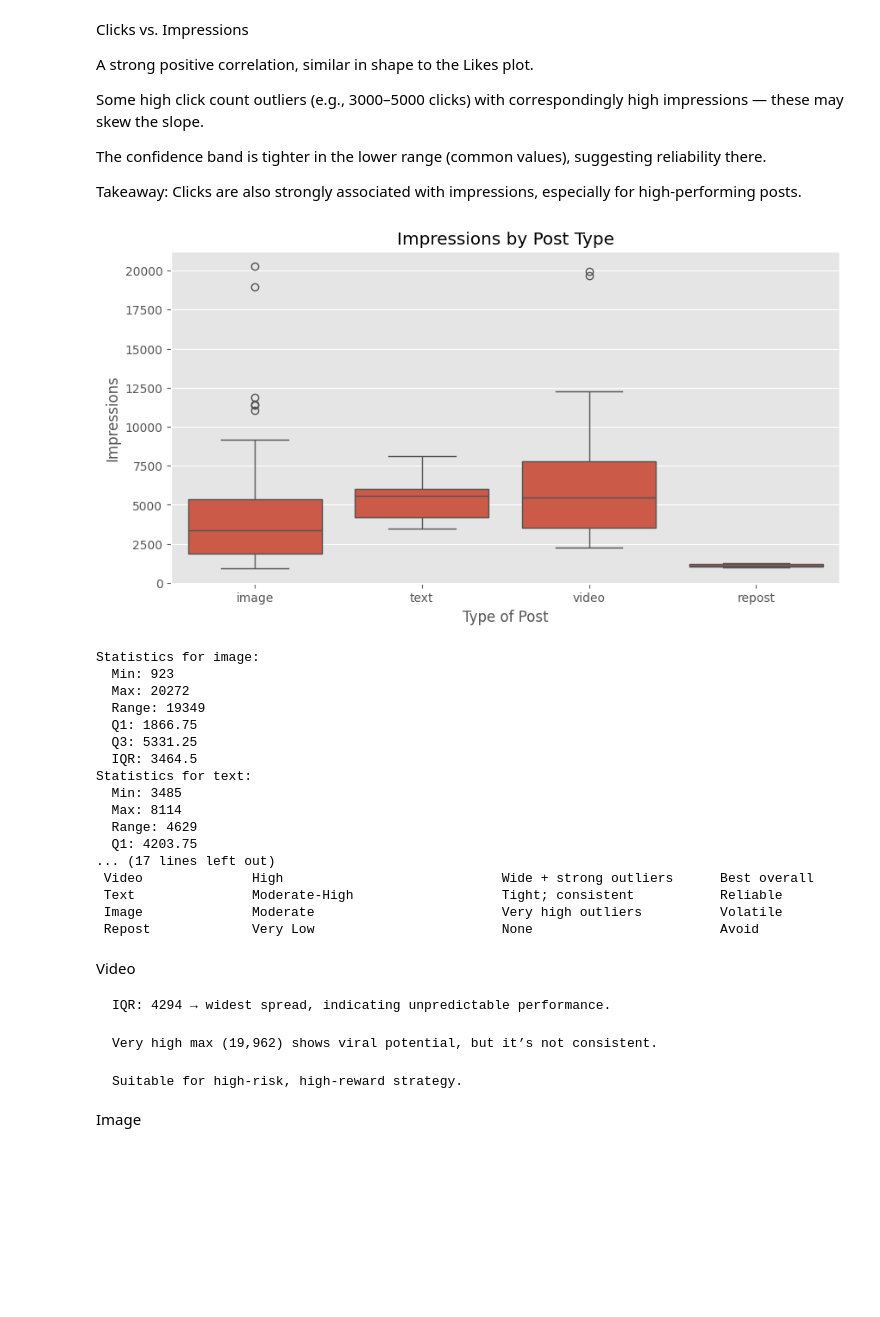
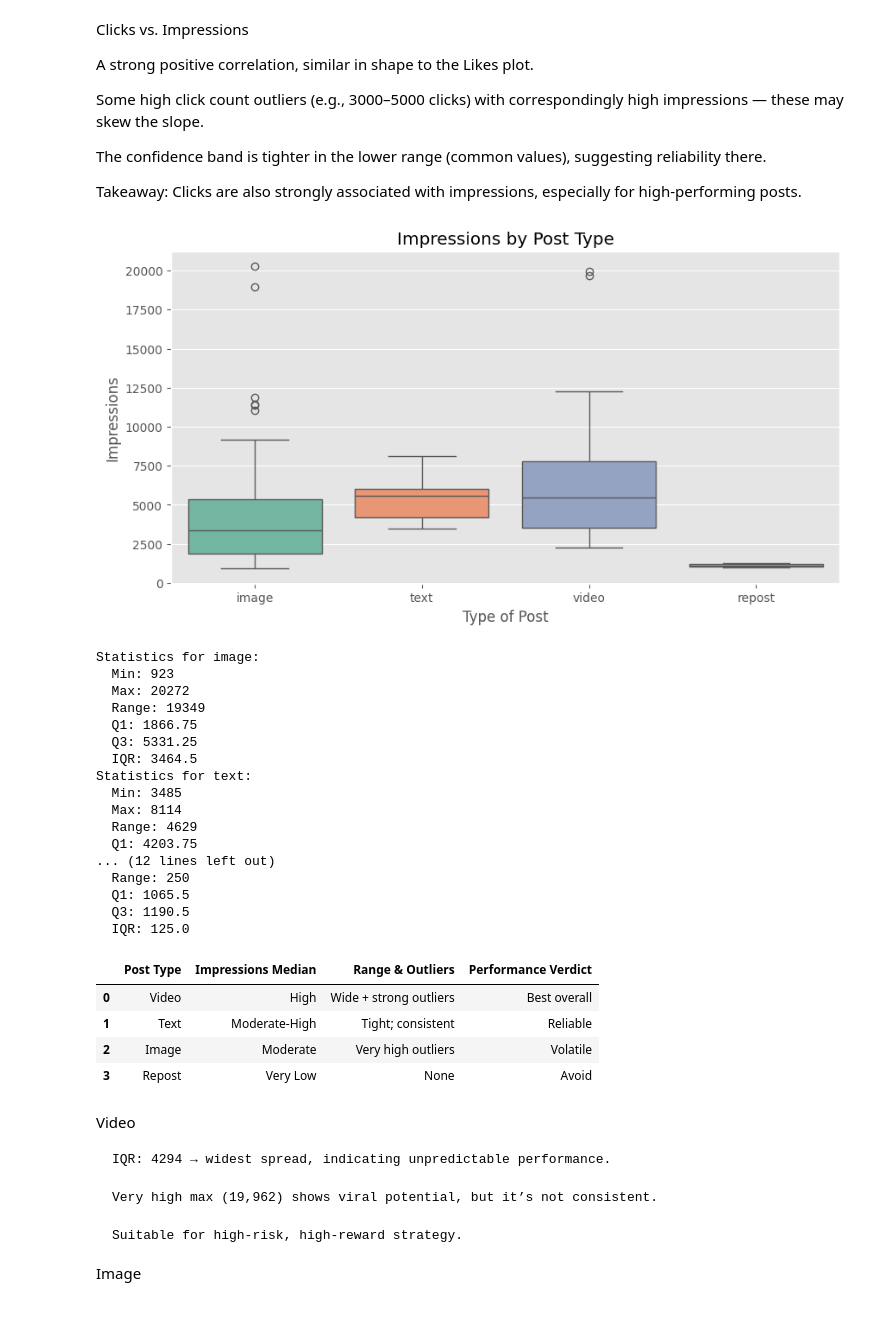
Before and after one commit to Licheng-Fang-Git/ML-Model, a Jupyter notebook: app.ipynb, the cells around one changed output. Saved outputs shown, nothing was run; the diff lists cells and outputs as text; code cells hidden in the pictures; blank space fills up the shorter version.

```diff
--- a/app.ipynb
+++ b/app.ipynb
@@ -216,37 +216,38 @@ Takeaway: Clicks are also strongly associated with impressions, especially for h
 # %%
 # Boxplot of Impressions by Post Type
 
 df2 = df.copy()
 df2 = df2.dropna(subset=['Type of Post'])
 
 plt.figure(figsize=(10,5))
-sns.boxplot(data=df2, x='Type of Post', y='Impressions')
+sns.boxplot(data=df2, x='Type of Post', y='Impressions', hue='Type of Post', palette='Set2')
 plt.title('Impressions by Post Type')
 plt.show()
 list_post = list(map(str,df2['Type of Post'].unique()))
 for i in range(len(list_post)):
     impression_data = df2[df2['Type of Post'] == list_post[i]]['Impressions']
     min_value = impression_data.min()
     max_value = impression_data.max()
     range_value = max_value - min_value
     Q1 = impression_data.quantile(0.25)
     Q3 = impression_data.quantile(0.75)
     IQR = Q3 - Q1
     print(f"Statistics for {list_post[i]}:")
     print(f"  Min: {min_value}")
     print(f"  Max: {max_value}")
     print(f"  Range: {range_value:}")
     print(f"  Q1: {Q1}")
     print(f"  Q3: {Q3}")
     print(f"  IQR: {IQR}")
-
-print("Post Type	Impressions Median	Range & Outliers	    Performance Verdict \n " \
-"Video	            High	                    Wide + strong outliers	Best overall\n " \
-"Text	            Moderate-High	            Tight; consistent	        Reliable\n " \
-"Image	            Moderate	                    Very high outliers	        Volatile \n " \
-"Repost	            Very Low	                    None	                Avoid")
+data = {
+    "Post Type": ['Video', 'Text', 'Image', 'Repost'],
+    'Impressions Median': ['High', 'Moderate-High', 'Moderate', 'Very Low'],
+    'Range & Outliers': ['Wide + strong outliers', 'Tight; consistent', 'Very high outliers', 'None'],
+    "Performance Verdict": ['Best overall', 'Reliable', 'Volatile', 'Avoid']
+}
+display(pd.DataFrame(data))
 # %% [output]
-[figure, old version]
+[figure, new version]
 Statistics for image:
   Min: 923
   Max: 20272
@@ -259,11 +260,16 @@ Statistics for text:
   Max: 8114
   Range: 4629
   Q1: 4203.75
-... (17 lines left out)
- Video              High                            Wide + strong outliers      Best overall
- Text               Moderate-High                   Tight; consistent           Reliable
- Image              Moderate                        Very high outliers          Volatile
- Repost             Very Low                        None                        Avoid
+... (12 lines left out)
+  Range: 250
+  Q1: 1065.5
+  Q3: 1190.5
+  IQR: 125.0
+|  | Post Type | Impressions Median | Range & Outliers | Performance Verdict |
+| 0 | Video | High | Wide + strong outliers | Best overall |
+| 1 | Text | Moderate-High | Tight; consistent | Reliable |
+| 2 | Image | Moderate | Very high outliers | Volatile |
+| 3 | Repost | Very Low | None | Avoid |
 # %% [markdown]
 Video
 
```
Also changed, not shown: parts of 3 cells of this notebook.
